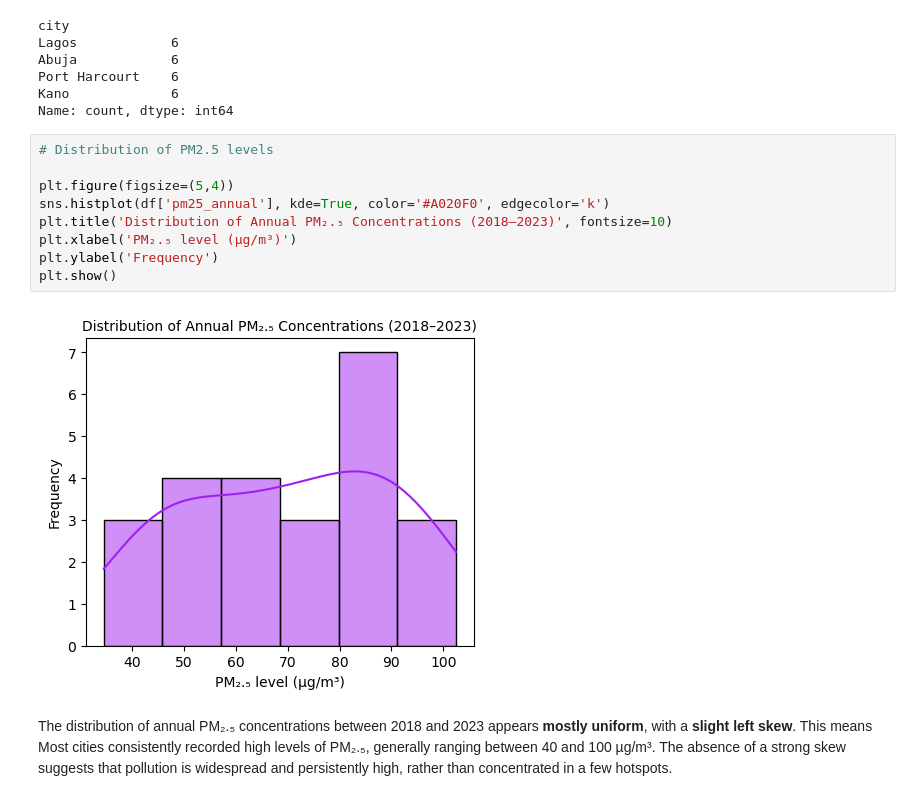
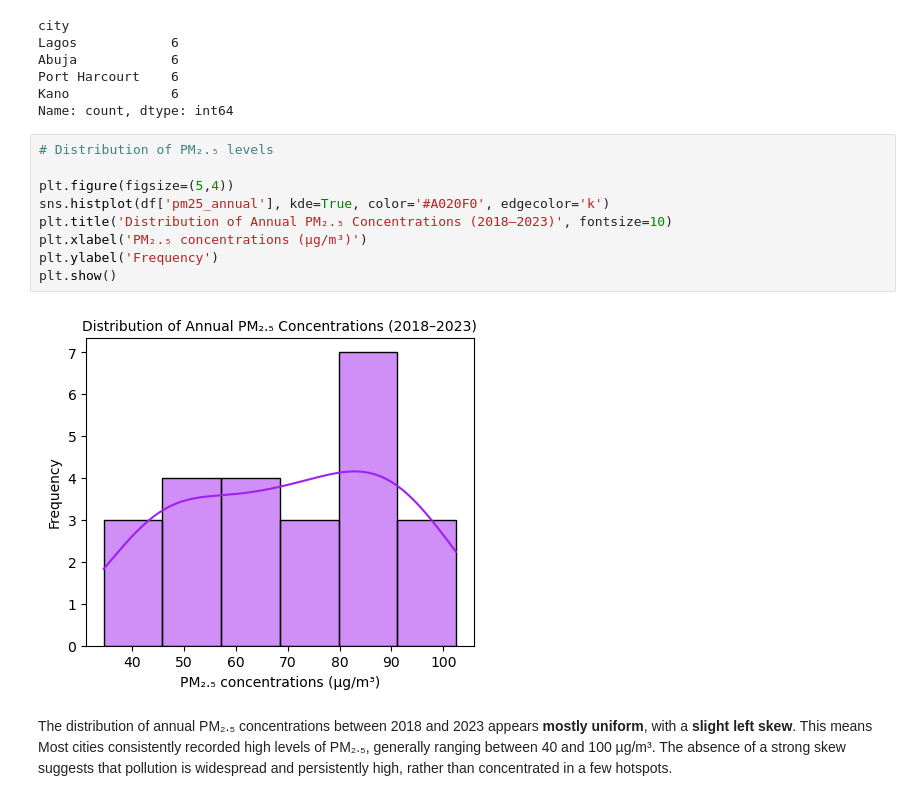
Before and after one commit to DataxEnv/environmental-health-analysis, a Jupyter notebook: environmental_health_analysis.ipynb, the cells around one changed output. Saved outputs shown, nothing was run; the diff lists cells and outputs as text.

```diff
--- a/environmental_health_analysis.ipynb
+++ b/environmental_health_analysis.ipynb
@@ -124,16 +124,16 @@ Port Harcourt    6
 Kano             6
 Name: count, dtype: int64
 # %%
-# Distribution of PM2.5 levels
+# Distribution of PM₂.₅ levels
 
 plt.figure(figsize=(5,4))
 sns.histplot(df['pm25_annual'], kde=True, color='#A020F0', edgecolor='k')
 plt.title('Distribution of Annual PM₂.₅ Concentrations (2018–2023)', fontsize=10)
-plt.xlabel('PM₂.₅ level (µg/m³)')
+plt.xlabel('PM₂.₅ concentrations (µg/m³)')
 plt.ylabel('Frequency')
 plt.show()
 # %% [output]
-[figure, old version]
+[figure, new version]
 # %% [markdown]
 The distribution of annual PM₂.₅ concentrations between 2018 and 2023 appears **mostly uniform**, with a **slight left skew**.
 This means Most cities consistently recorded high levels of PM₂.₅, generally ranging between 40 and 100 µg/m³. The absence of a strong skew suggests that pollution is widespread and persistently high, rather than concentrated in a few hotspots.
```
Also changed, not shown: parts of 9 cells of this notebook.
